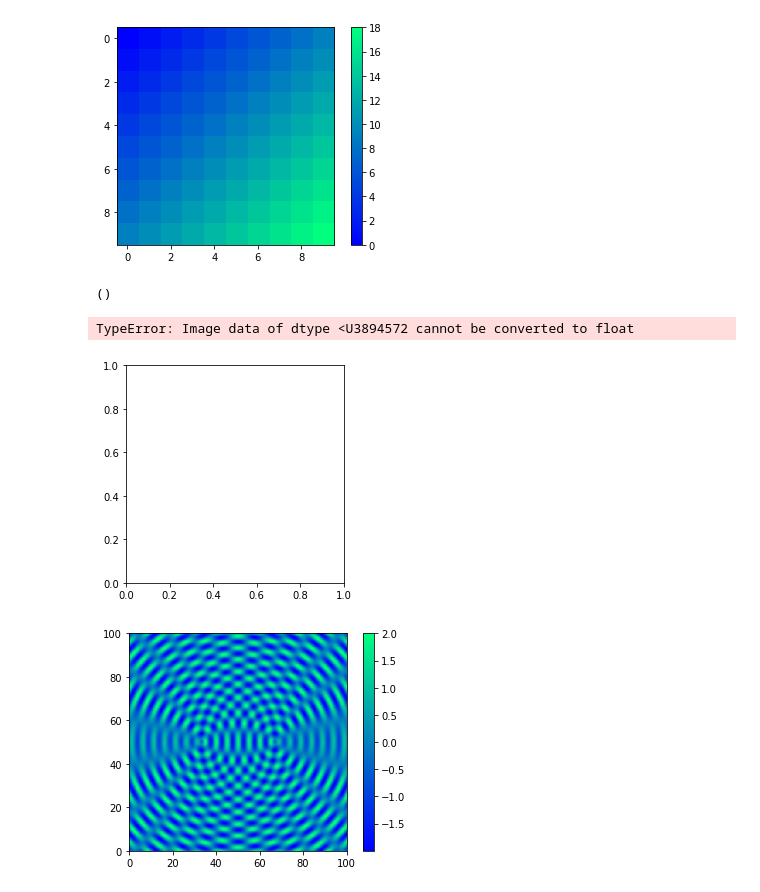
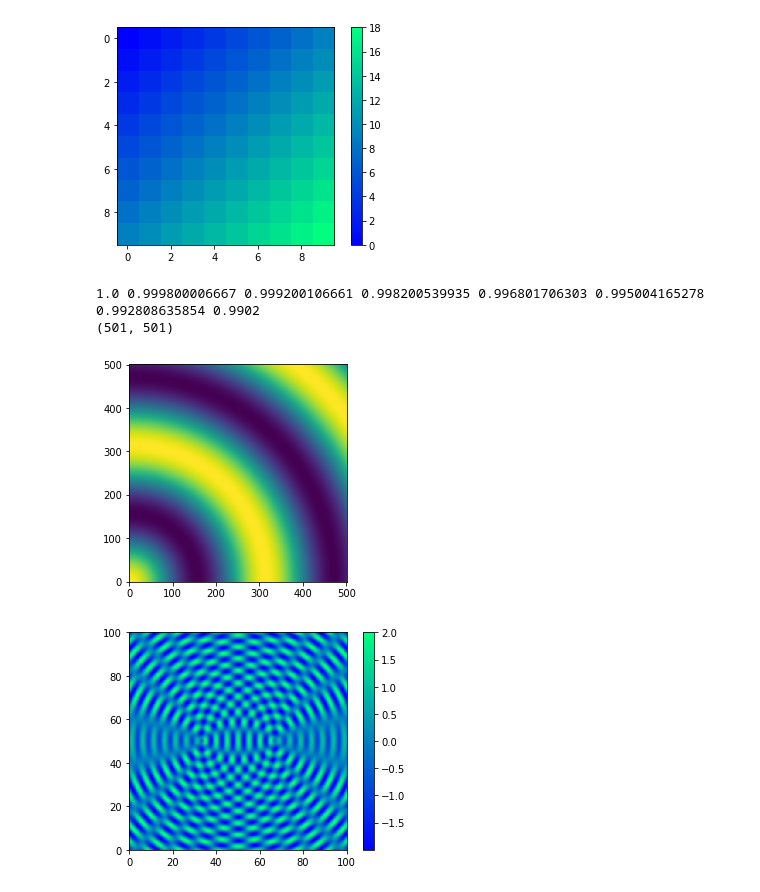
Before and after one commit to sabaronett/2017-cmp, a Jupyter notebook: lecture_notes/Baronett_lec04.ipynb, the cells around one changed output. Cells and saved outputs as stored; diff of their text form; code cells hidden in the pictures.

```diff
--- a/lecture_notes/Baronett_lec04.ipynb
+++ b/lecture_notes/Baronett_lec04.ipynb
@@ -86,20 +86,22 @@ plt.show()
 # %%
 import urllib.request
 import matplotlib.pyplot as plt
 import numpy as np
 
 req = urllib.request.Request('http://www-personal.umich.edu/~mejn/cp/data/circular.txt')
 response = urllib.request.urlopen(req)
 the_page = response.read().decode()
 
+print(the_page[:100])
 data = the_page
+data = np.fromstring(data, dtype="float", sep='\n').reshape([501, 501])
 print(np.shape(data))
 plt.imshow(data, origin="lower")
 plt.show()
 # %% [output]
-()
+1.0 0.999800006667 0.999200106661 0.998200539935 0.996801706303 0.995004165278 0.992808635854 0.9902
+(501, 501)
-TypeError: Image data of dtype <U3894572 cannot be converted to float
-[figure, old version]
+[figure, new version]
 # %%
 from math import sqrt,sin,pi
 from numpy import empty
```
Also changed, not shown: parts of 1 cell of this notebook.
